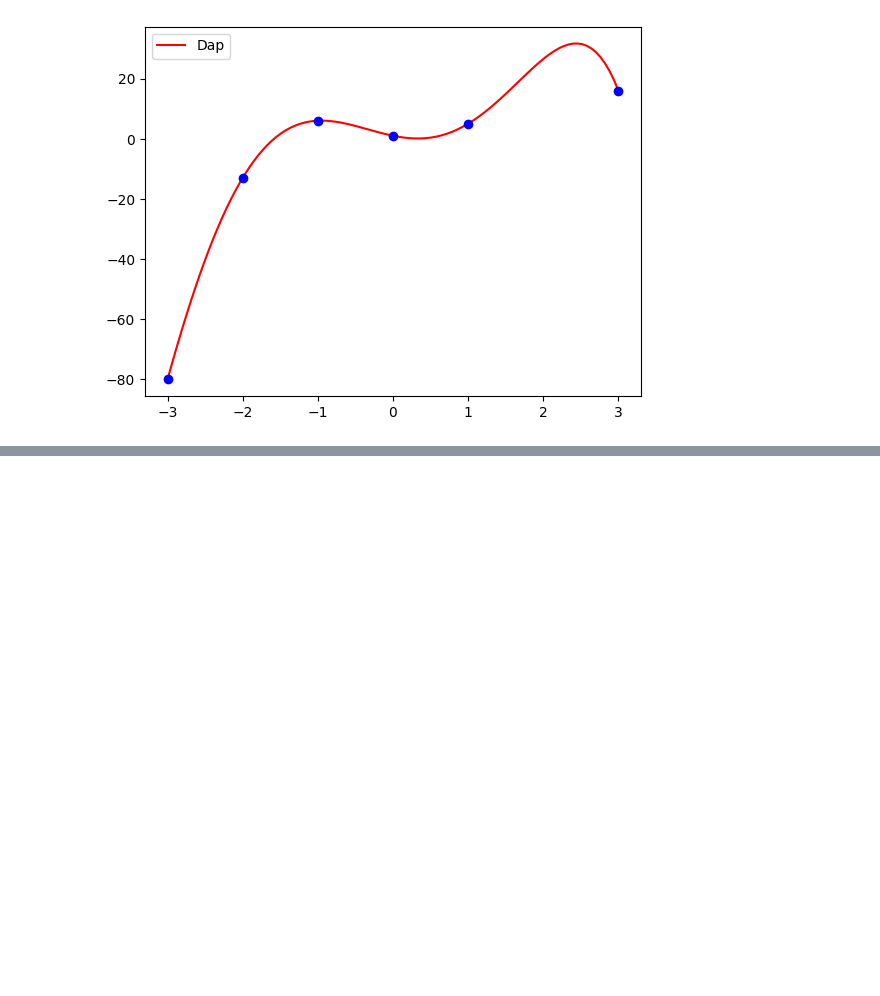
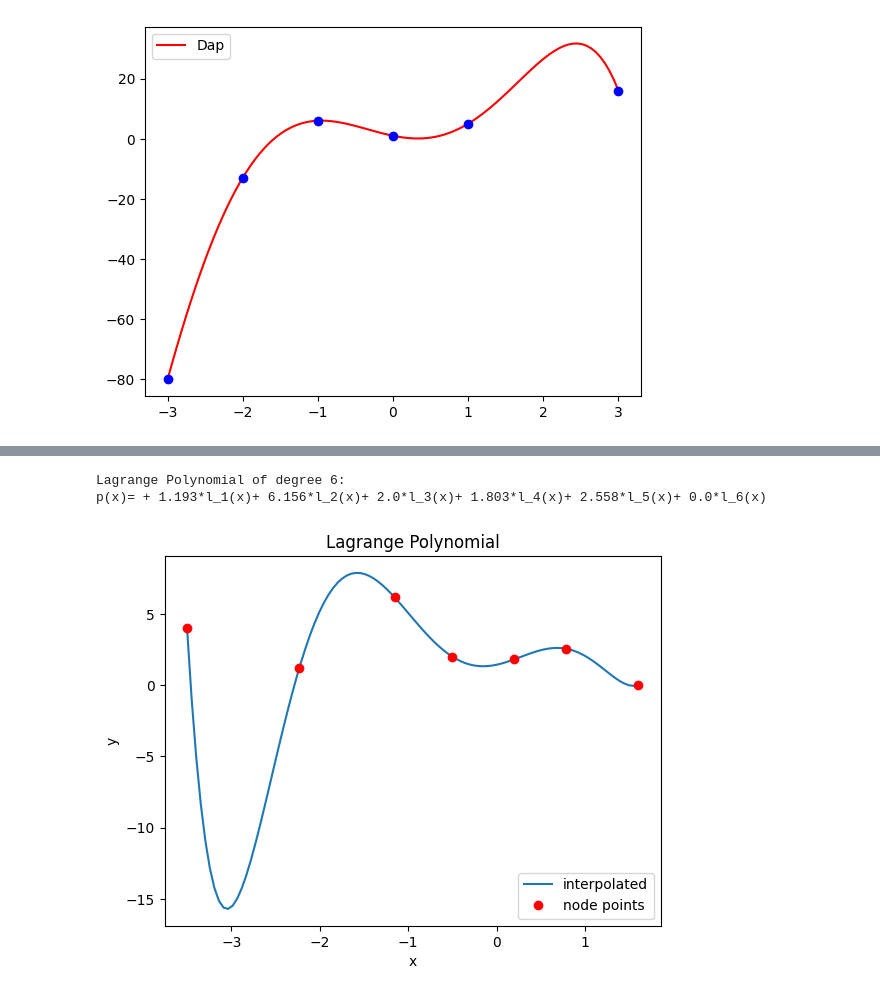
Before and after one commit to MahathiR27/BRACU-CSE330-Number_Theory-Lab, a Jupyter notebook: full_discussion.ipynb, the cells around one changed output, grey strips where cells are left out. Drawn from its saved outputs; the diff is of its cells as text; code cells hidden in the pictures; blank space fills up the shorter version.

Commit message:
Discussed till Lagrange Polynomial

```diff
--- a/full_discussion.ipynb
+++ b/full_discussion.ipynb
@@ -91,0 +137,21 @@ plt.show()
+# %%
+data_x = np.array([-3.5, -2.231, -1.152, -0.5, 0.198, 0.785, 1.6])
+data_y = np.array([4.0, 1.193, 6.156, 2.0, 1.803, 2.558, 0.0])
+
+p = Lagrange_Poly(data_x, data_y)
+print(p)
+
+x_arr = np.linspace(-3.5, 1.6, 100)
+p_x_arr = p(x_arr)
+
+plt.plot(x_arr, p_x_arr)
+plt.plot(data_x, data_y, 'ro')
+plt.legend(['interpolated', 'node points'], loc = 'lower right')
+plt.xlabel('x')
+plt.ylabel('y')
+plt.title('Lagrange Polynomial')
+plt.show()
+# %% [output]
+Lagrange Polynomial of degree 6:
+p(x)= + 1.193*l_1(x)+ 6.156*l_2(x)+ 2.0*l_3(x)+ 1.803*l_4(x)+ 2.558*l_5(x)+ 0.0*l_6(x)
+[figure, added]
```
Also changed, not shown: parts of 2 cells of this notebook, 2 other files.
